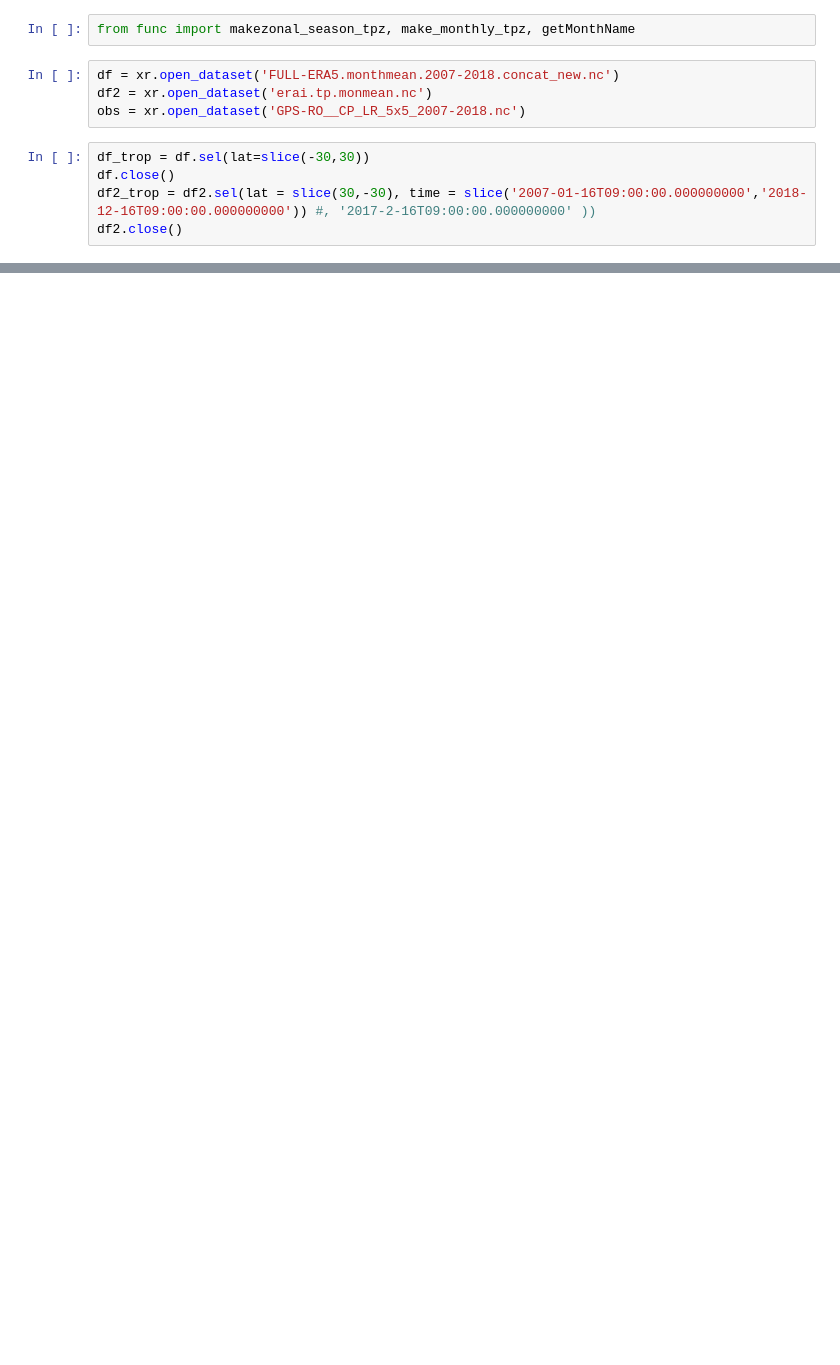
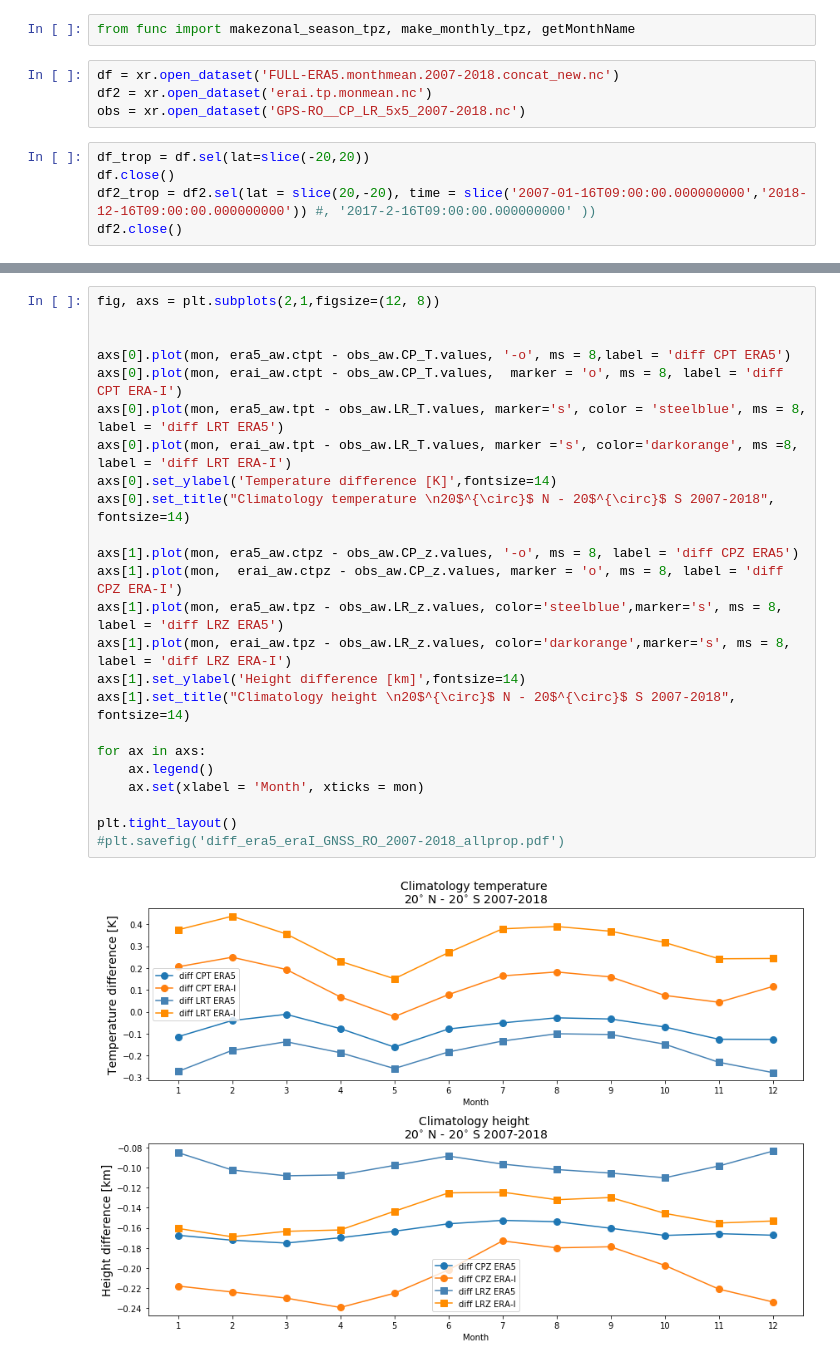
Before and after one commit to johanmeh/master, a Jupyter notebook: monthly_mean_plot.ipynb, the cells around one changed output, grey strips where cells are left out. Drawn from its saved outputs; the diff is of its cells as text; blank space fills up the shorter version.

```diff
--- a/monthly_mean_plot.ipynb
+++ b/monthly_mean_plot.ipynb
@@ -16,8 +18,8 @@ df = xr.open_dataset('FULL-ERA5.monthmean.2007-2018.concat_new.nc')
 df2 = xr.open_dataset('erai.tp.monmean.nc')
 obs = xr.open_dataset('GPS-RO__CP_LR_5x5_2007-2018.nc')
 # %%
-df_trop = df.sel(lat=slice(-30,30))
+df_trop = df.sel(lat=slice(-20,20))
 df.close()
-df2_trop = df2.sel(lat = slice(30,-30), time = slice('2007-01-16T09:00:00.000000000','2018-12-16T09:00:00.000000000')) #, '2017-2-16T09:00:00.000000000' ))
+df2_trop = df2.sel(lat = slice(20,-20), time = slice('2007-01-16T09:00:00.000000000','2018-12-16T09:00:00.000000000')) #, '2017-2-16T09:00:00.000000000' ))
 df2.close()
 # %%
@@ -152,0 +99,26 @@ for ax in axs:
+# %%
+fig, axs = plt.subplots(2,1,figsize=(12, 8))
+
+
+axs[0].plot(mon, era5_aw.ctpt - obs_aw.CP_T.values, '-o', ms = 8,label = 'diff CPT ERA5')
+axs[0].plot(mon, erai_aw.ctpt - obs_aw.CP_T.values,  marker = 'o', ms = 8, label = 'diff CPT ERA-I')
+axs[0].plot(mon, era5_aw.tpt - obs_aw.LR_T.values, marker='s', color = 'steelblue', ms = 8, label = 'diff LRT ERA5')
+axs[0].plot(mon, erai_aw.tpt - obs_aw.LR_T.values, marker ='s', color='darkorange', ms =8, label = 'diff LRT ERA-I')
+axs[0].set_ylabel('Temperature difference [K]',fontsize=14)
+axs[0].set_title("Climatology temperature \n20$^{\circ}$ N - 20$^{\circ}$ S 2007-2018", fontsize=14)
+
+axs[1].plot(mon, era5_aw.ctpz - obs_aw.CP_z.values, '-o', ms = 8, label = 'diff CPZ ERA5')
+axs[1].plot(mon,  erai_aw.ctpz - obs_aw.CP_z.values, marker = 'o', ms = 8, label = 'diff CPZ ERA-I')
+axs[1].plot(mon, era5_aw.tpz - obs_aw.LR_z.values, color='steelblue',marker='s', ms = 8, label = 'diff LRZ ERA5')
+axs[1].plot(mon, erai_aw.tpz - obs_aw.LR_z.values, color='darkorange',marker='s', ms = 8, label = 'diff LRZ ERA-I')
+axs[1].set_ylabel('Height difference [km]',fontsize=14)
+axs[1].set_title("Climatology height \n20$^{\circ}$ N - 20$^{\circ}$ S 2007-2018", fontsize=14)
+
+for ax in axs:
+    ax.legend()
+    ax.set(xlabel = 'Month', xticks = mon)
+
+plt.tight_layout()
+#plt.savefig('diff_era5_eraI_GNSS_RO_2007-2018_allprop.pdf')
+# %% [output]
+[figure, added]
```
Also changed, not shown: parts of 21 cells of this notebook, 4 other files.
